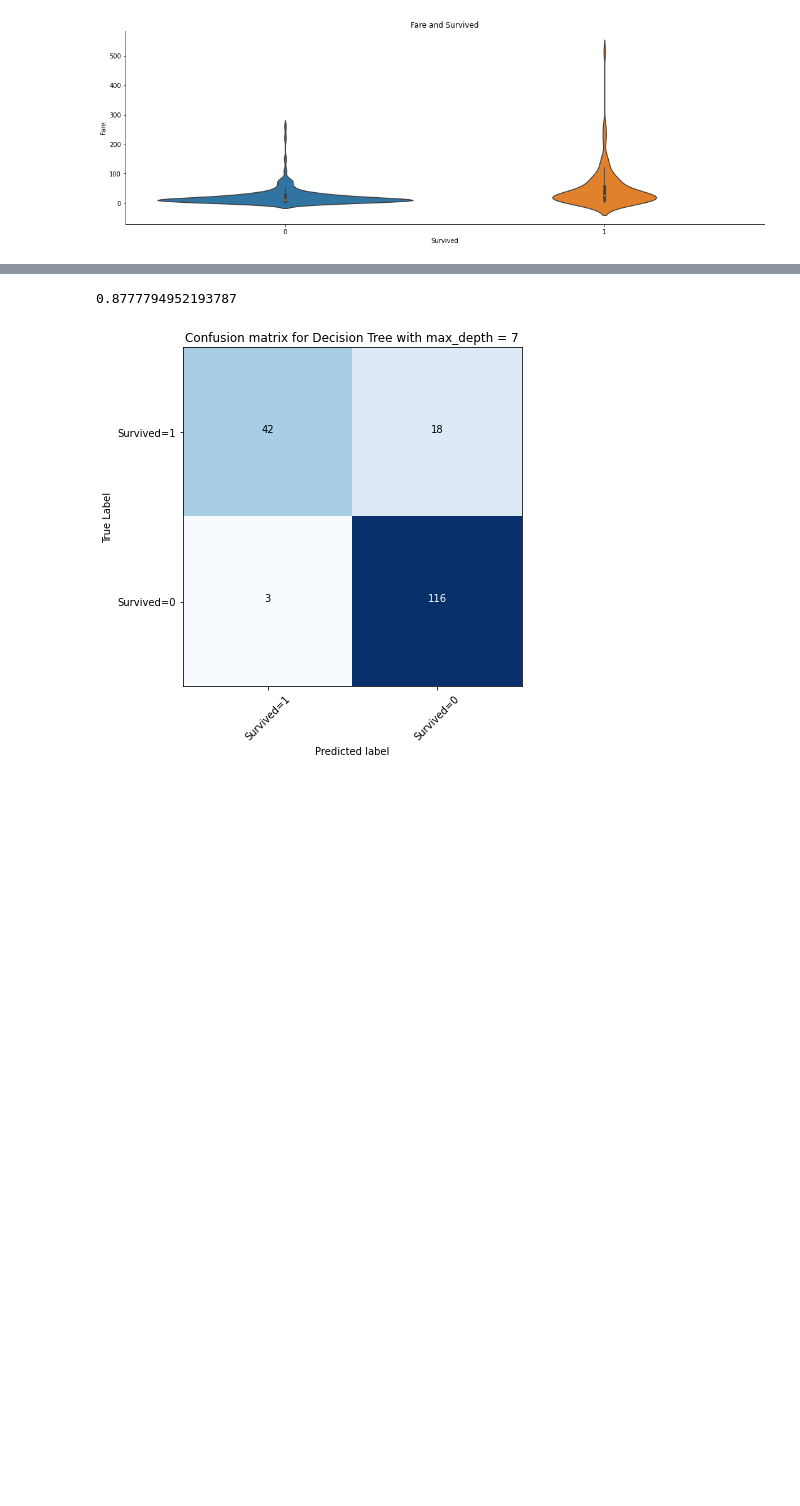
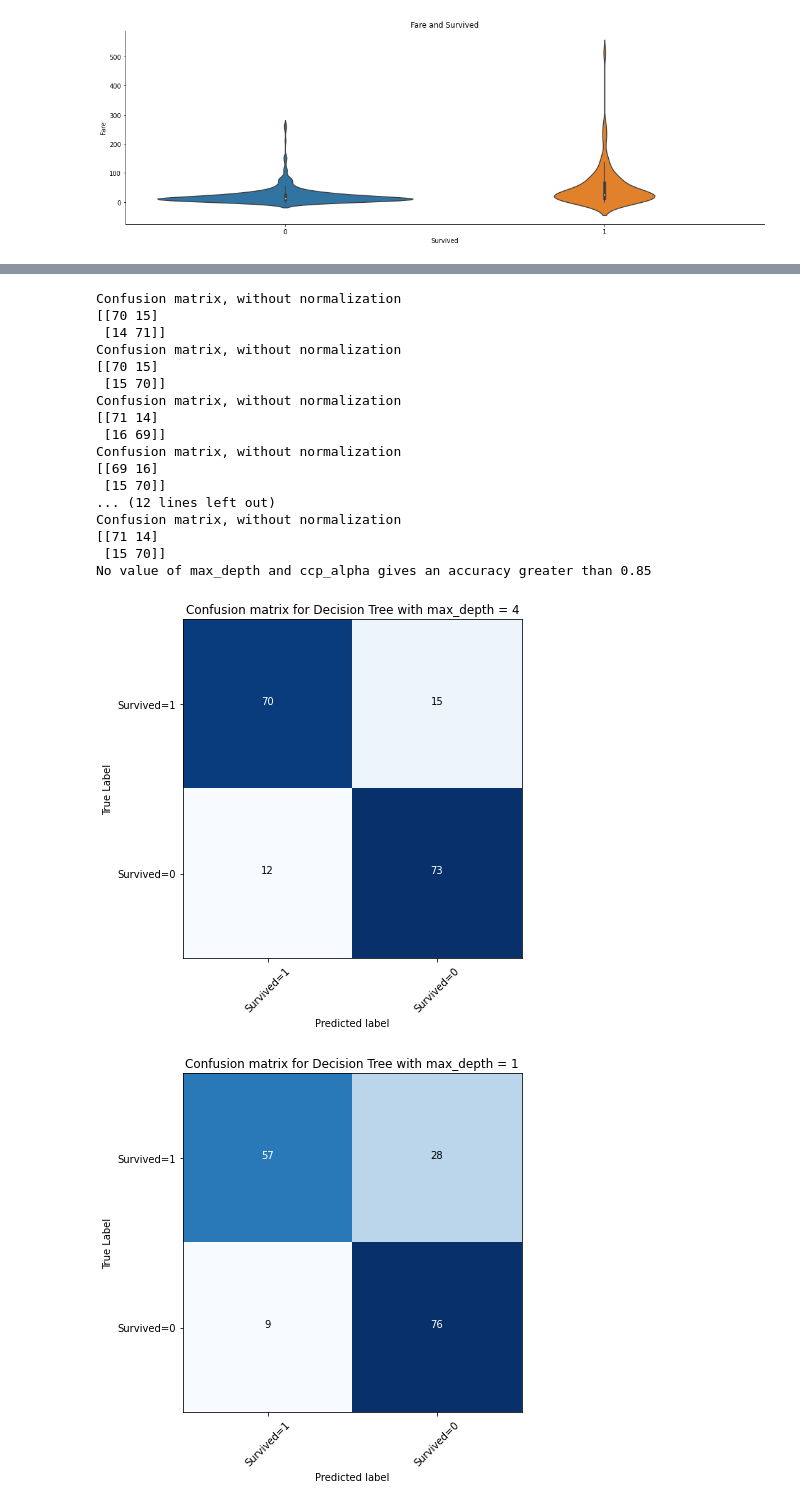
Before and after one commit to KhaldiDataPanda/Kaagel-titanic-problem, a Jupyter notebook: nb.ipynb, the cells around one changed output, grey strips where cells are left out. Drawn from its saved outputs; the diff is of its cells as text; code cells hidden in the pictures; blank space fills up the shorter version.

```diff
--- a/nb.ipynb
+++ b/nb.ipynb
@@ -60,18 +184,8 @@ plt.show()
 # %%
-#encode categorical data
+#encode categorical data with one hot encoding
 
-train_x = pd.get_dummies(train_x)
-test_x = pd.get_dummies(test_x)
+#train_x = pd.get_dummies(train_x)
+#test_x = pd.get_dummies(test_x)
 
 
-
-for i in train_x.columns:
-    if i not in test_x.columns:
-        test_x[i] = 0
-for i in test_x.columns:
-    if i not in train_x.columns:
-        train_x[i] = 0
-
-
-print(train_x.shape)
-print(test_x.shape)
+#print('X: ',train_x.shape,' y:',train_y.shape)
@@ -167,9 +278,9 @@ def DecisionTreeClassifierModel(mx_dpth,ccp_a):
     drugTree = DecisionTreeClassifier(criterion="gini", max_depth = mx_dpth,ccp_alpha=ccp_a)
     drugTree.fit(X_train,y_train)
     predTree = drugTree.predict(X_test)
-    ydf = pd.Series(drugTree.predict(test_x))
-    ydf = pd.concat([test_df['PassengerId'], ydf], axis=1)
-    ydf.to_csv('submission.csv', index=False)
+    ydf = pd.Series(drugTree.predict(test_x),name='Survived').astype(int)
+    ydf = pd.concat([For_submition_2['PassengerId'], ydf], axis=1)
+    ydf.to_csv('submission2.csv', index=False)
 
 
     f1_scor = f1_score(y_test, predTree, average='weighted')
@@ -195,6 +306,17 @@ def DecisionTreeClassifierModel(mx_dpth,ccp_a):
     plt.figure(figsize=(6,6))
 
     plot_confusion_matrix(mx_dpth,cnf_matrix, classes=['Survived=1','Survived=0'],normalize= False,  title='Confusion matrix')
+
+
+
+
+
+
+    #from sklearn import tree
+    #plt.figure(figsize=(10,10))
+    #tree.plot_tree(drugTree,fontsize=10)
+
+
     return f1_scor
 
 
@@ -232,16 +354,21 @@ def plot_confusion_matrix(awdi,cm, classes, normalize=False, title='Confusion ma
 
 
 
+DecisionTreeClassifierModel(4,0)
 
-DecisionTreeClassifierModel(7,0)
 
-#list = []
-#for i in range(1,30):
-#    if DecisionTreeClassifierModel(i,0)>0.87:
-#        list.append(DecisionTreeClassifierModel(i,0))
-#        print("max_depth = ",i,"ccp_alpha = ",0)
-#        print("")
-#
-#print(max(list))
+
+list = []
+for i in range(1,30):
+    if DecisionTreeClassifierModel(i,0)>0.85:
+        list.append(DecisionTreeClassifierModel(i,0))
+        print("max_depth = ",i,"ccp_alpha = ",0)
+        print("")
+
+
+if len(list) == 0:
+    print("No value of max_depth and ccp_alpha gives an accuracy greater than 0.85")
+else:
+    print(max(list))
 # %% [output]
 Confusion matrix, without normalization
@@ -250,2 +391,19 @@ Confusion matrix, without normalization
-0.8777794952193787
+Confusion matrix, without normalization
+[[70 15]
+ [14 71]]
+Confusion matrix, without normalization
+[[70 15]
+ [15 70]]
+Confusion matrix, without normalization
+[[71 14]
+ [16 69]]
+Confusion matrix, without normalization
+[[69 16]
+ [15 70]]
+... (12 lines left out)
+Confusion matrix, without normalization
+[[71 14]
+ [15 70]]
+No value of max_depth and ccp_alpha gives an accuracy greater than 0.85
-[figure, old version]
+[figure, new version]
+[figure, added]
```
Also changed, not shown: parts of 34 cells of this notebook, 1 other file.
